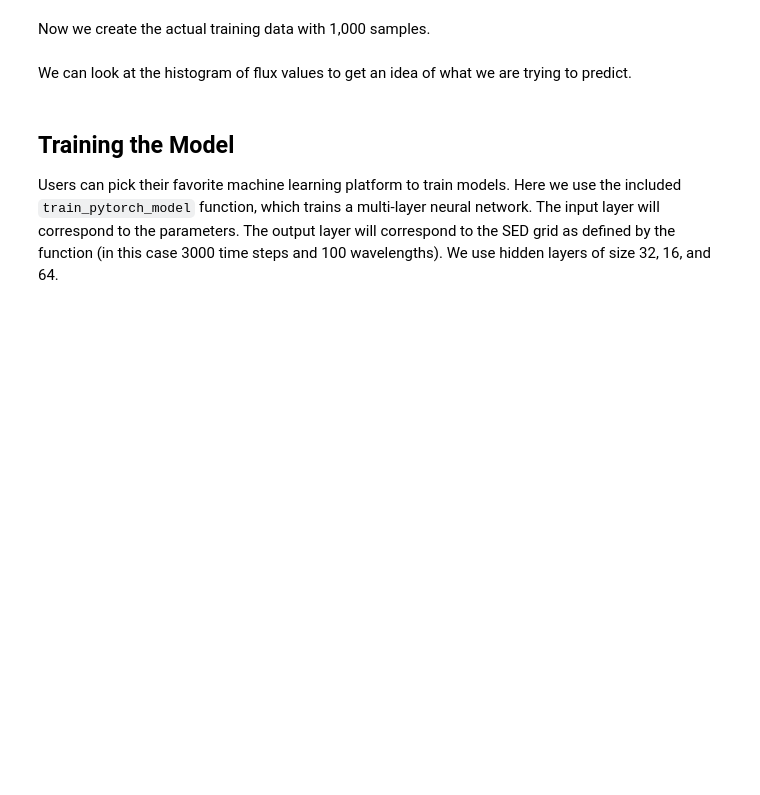
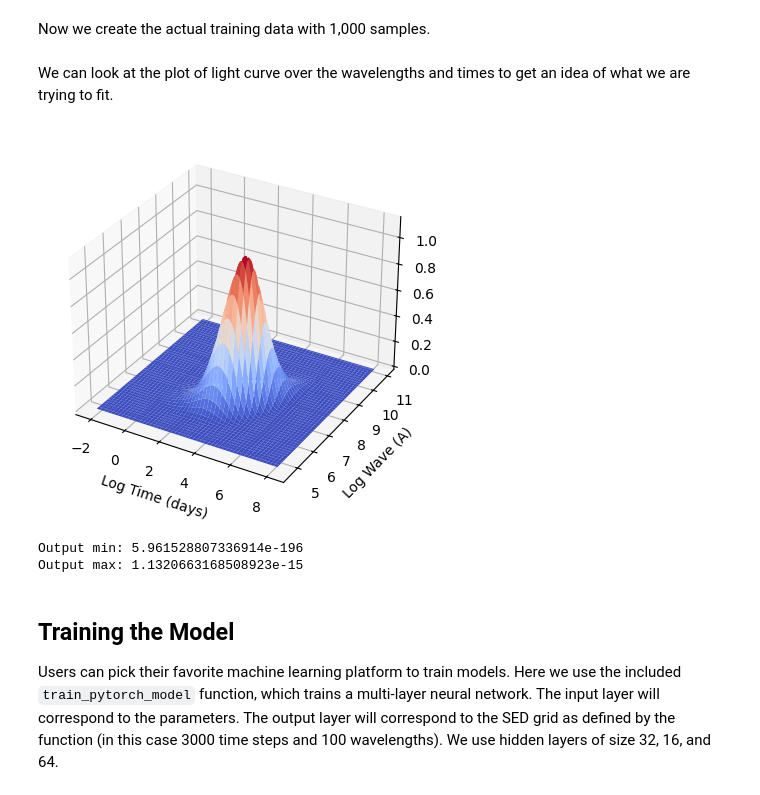
Before and after one commit to Her00000/redback_surrogates, a Jupyter notebook: examples/train_arnett_model.ipynb, the cells around one changed output. Cells and saved outputs as stored; diff of their text form; code cells hidden in the pictures; blank space fills up the shorter version.

Commit message:
Expand training demo

```diff
--- a/examples/train_arnett_model.ipynb
+++ b/examples/train_arnett_model.ipynb
@@ -36,15 +41,16 @@ def generate_arnett_data(num_samples):
     """
     times = np.array([0.0, 1.0])  # Unused by "spectra" output type
 
-    # Generate the parameter samples.
+    # Generate the parameter samples. For the simplicity of the example,
+    # we use much smaller ranges than the full priors provided by redback.
     data = {
-        "redshift": loguniform(0.001, 3.0).rvs(size=num_samples),
-        "f_nickel": loguniform(0.001, 1.0).rvs(size=num_samples),
-        "mej": loguniform(0.0001, 100.0).rvs(size=num_samples),
-        "vej": loguniform(1_000, 100_000).rvs(size=num_samples),
-        "kappa": loguniform(0.0001, 10000.0).rvs(size=num_samples),
-        "kappa_gamma": loguniform(0.01, 0.1).rvs(size=num_samples),
-        "temperature_floor": loguniform(1_000, 100_000).rvs(size=num_samples),
+        "redshift": np.random.uniform(0.1, 0.2, size=num_samples),
+        "f_nickel": np.random.uniform(0.1, 1.0, size=num_samples),
+        "mej": np.random.uniform(1.0, 10.0, size=num_samples),
+        "vej": np.random.uniform(1_000, 2_000, size=num_samples),
+        "kappa": np.random.uniform(0.05, 0.15, size=num_samples),
+        "kappa_gamma": np.random.uniform(0.025, 0.035, size=num_samples),
+        "temperature_floor": np.random.uniform(4000.0, 6000.0, size=num_samples),
     }
 
     # Compute the output for each sample.
@@ -82,6 +88,4 @@ def generate_arnett_data(num_samples):
 # %% [markdown]
 Now we create the actual training data with 1,000 samples.
 # %%
-training_data = generate_arnett_data(num_samples=1_000)
+training_data = generate_arnett_data(num_samples=500)
-# %% [markdown]
-We can look at the histogram of flux values to get an idea of what we are trying to predict.
@@ -101,3 +92,36 @@ plt.show()
+# %% [markdown]
+We can look at the plot of light curve over the wavelengths and times to get an idea of what we are trying to fit.
+# %%
+import matplotlib.pyplot as plt
+import matplotlib as mpl
+mpl.rcParams.update(mpl.rcParamsDefault)
+
+# Get the data.
+x = np.log(training_data.times)
+y = np.log(training_data.wavelengths)
+z = training_data.data["grid"][0]
+mesh_x, mesh_y = np.meshgrid(x, y, indexing='ij')
+
+# Plot the surface.
+fig, ax = plt.subplots(subplot_kw={"projection": "3d"})
+surf = ax.plot_surface(
+    mesh_x,
+    mesh_y,
+    z,
+    cmap=mpl.cm.coolwarm,
+    linewidth=0,
+)
+ax.set_xlabel('Log Time (days)')
+ax.set_ylabel('Log Wave (A)')
+plt.show()
+
+# Print out the bounds on the output, since the z-axis is not showing them correctly.
+print(f"Output min: {np.min(z)}")
+print(f"Output max: {np.max(z)}")
+# %% [output]
+[figure, added]
+Output min: 5.961528807336914e-196
+Output max: 1.1320663168508923e-15
 # %% [markdown]
 ## Training the Model
 
```
Also changed, not shown: parts of 10 cells of this notebook, 3 other files.
